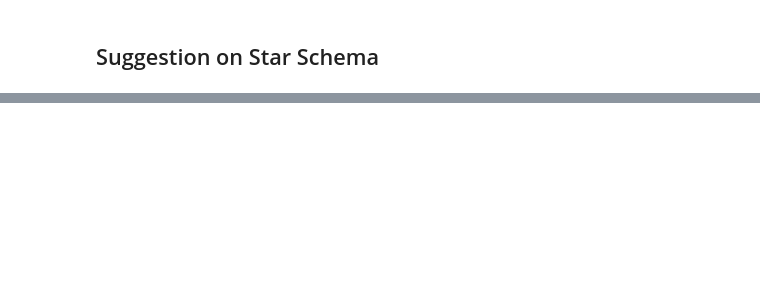
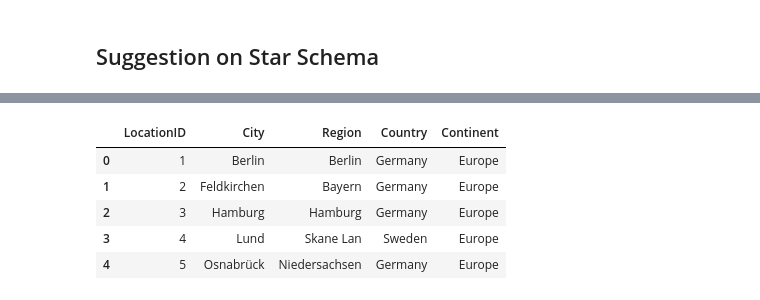
Before and after one commit to hendrik-spl/cbs-bdp-market-review-dashboard, a Jupyter notebook: eda-preprocessing/exploratory_data_analysis.ipynb, the cells around one changed output, grey strips where cells are left out. Saved outputs shown, nothing was run; the diff lists cells and outputs as text; code cells hidden in the pictures; blank space fills up the shorter version.

```diff
--- a/eda-preprocessing/exploratory_data_analysis.ipynb
+++ b/eda-preprocessing/exploratory_data_analysis.ipynb
@@ -288,0 +256,9 @@ Cleaned Data:
+# %%
+preprocessing.locations_df.head()
+# %% [output]
+|  | LocationID | City | Region | Country | Continent |
+| 0 | 1 | Berlin | Berlin | Germany | Europe |
+| 1 | 2 | Feldkirchen | Bayern | Germany | Europe |
+| 2 | 3 | Hamburg | Hamburg | Germany | Europe |
+| 3 | 4 | Lund | Skane Lan | Sweden | Europe |
+| 4 | 5 | Osnabrück | Niedersachsen | Germany | Europe |
```
Also changed, not shown: parts of 22 cells of this notebook.
